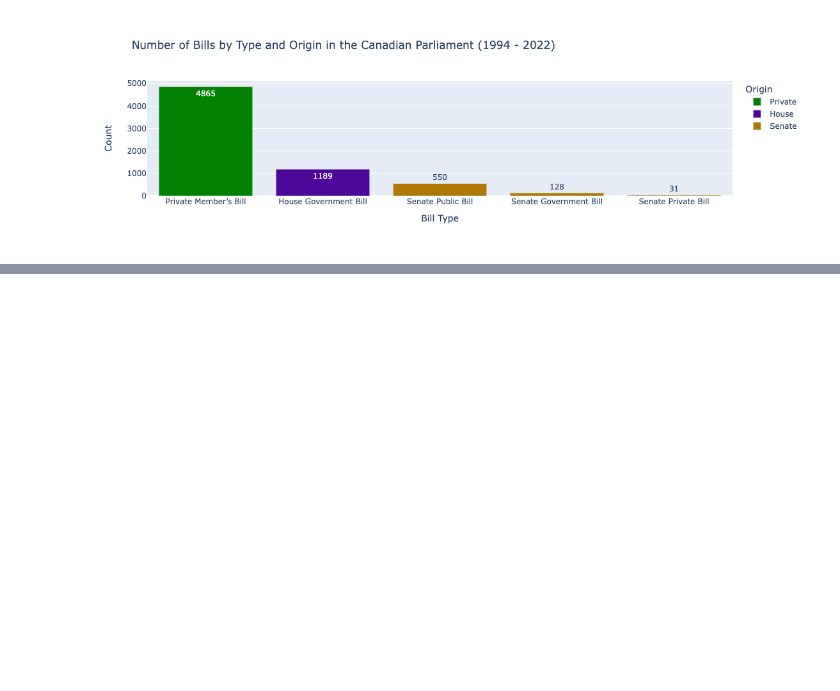
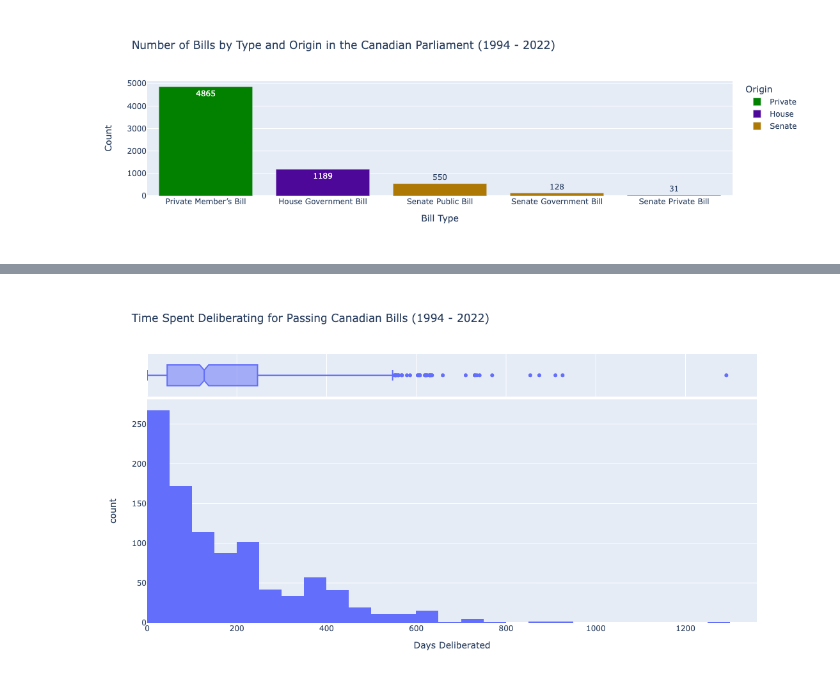
Before and after one commit to rileywheadon/canadian-legislation-visualisation, a Jupyter notebook: notebooks/04-visualisation.ipynb, the cells around one changed output, grey strips where cells are left out. Saved outputs shown, nothing was run; the diff lists cells and outputs as text; code cells hidden in the pictures; blank space fills up the shorter version.

```diff
--- a/notebooks/04-visualisation.ipynb
+++ b/notebooks/04-visualisation.ipynb
@@ -216,0 +301,21 @@ fig.show()
+# %%
+# Get all bills that received Royal Assent
+plot_4 = data.loc[
+    data['ReceivedRoyalAssent'] == True,
+    ['TimeAlive', 'Title', 'Id', 'ParliamentNumber']
+]
+
+plot_4.reset_index(inplace = True)
+
+# Convert TimeAlive to an integer
+plot_4['TimeAlive'] = plot_4['TimeAlive'].apply(lambda x: x.split(' ')[0]).astype(int)
+
+# Get party data
+party = parliaments[['ParliamentNumber', 'Party', 'PrimeMinister']]
+
+# Concatenate plot_4 with party data to get Prime Minister and Party
+plot_4 = pd.merge(plot_4, party, on = ['ParliamentNumber'], how = 'left')
+plot_4 = plot_4.drop_duplicates()
+
+# Display DataFrame
+display(plot_4.head())
@@ -216,0 +329,19 @@ fig.show()
+# %%
+fig = px.histogram(
+    plot_4,
+    x = "TimeAlive",
+    nbins = 30,
+    marginal = "box",
+    title = "Time Spent Deliberating for Passing Canadian Bills (1994 - 2022)",
+    labels = {
+        "count": "Count",
+        "TimeAlive": "Days Deliberated"
+    },
+    height = 600
+)
+
+fig.update_xaxes(rangemode = "nonnegative")
+
+fig.show()
+# %% [output]
+[figure, added]
```
Also changed, not shown: parts of 21 cells of this notebook.
